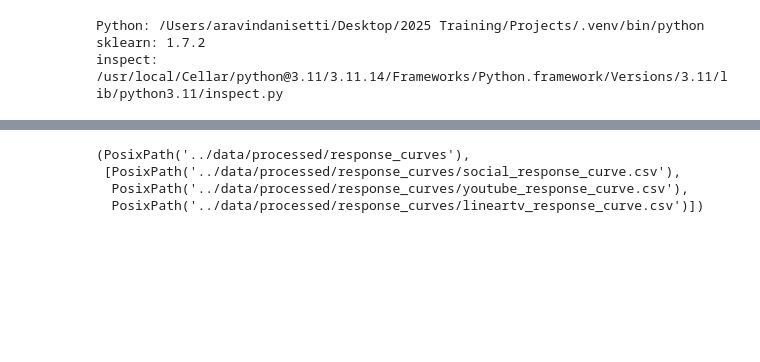
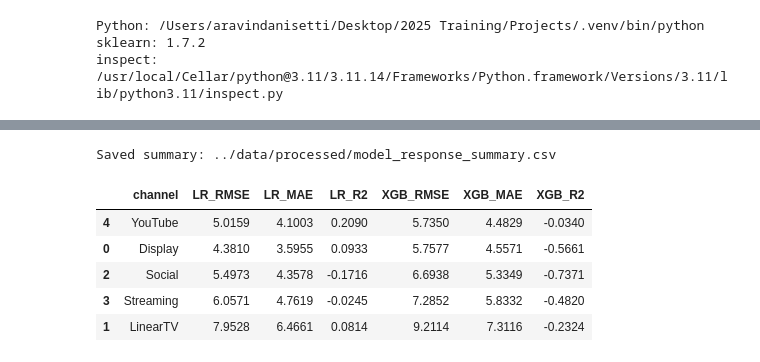
Before and after one commit to aravind-bit/oneplan-ai, a Jupyter notebook: notebooks/03_model_response_curves.ipynb, the cells around one changed output, grey strips where cells are left out. Cells and saved outputs as stored; diff of their text form; code cells hidden in the pictures; blank space fills up the shorter version.

```diff
--- a/notebooks/03_model_response_curves.ipynb
+++ b/notebooks/03_model_response_curves.ipynb
@@ -228,33 +240,23 @@ for ch in channels[:2]:
 # %%
-out_dir = Path("../data/processed/response_curves")
-out_dir.mkdir(parents=True, exist_ok=True)
+summary_rows = []
+for ch, pack in models.items():
+    m_lr = pack["metrics"]["lr"]
+    m_xgb = pack["metrics"]["xgb"]
+    summary_rows.append([ch, m_lr["RMSE"], m_lr["MAE"], m_lr["R2"],
+                             m_xgb["RMSE"], m_xgb["MAE"], m_xgb["R2"]])
 
-for ch in channels:
-    sub = df[df["channel"]==ch]
-    spend_grid = np.linspace(sub["spend"].min(), sub["spend"].max(), 120)
-
-    X_seq = pd.DataFrame({
-        "log_spend": np.log1p(spend_grid),
-        "sqrt_spend": np.sqrt(spend_grid),
-        "month": 6,
-        "is_weekend": 0
-    })
-
-    lr = models[ch]["lr"]
-    bt = models[ch]["bt"]
-    bt_name = models[ch]["bt_name"]
-
-    out = pd.DataFrame({
-        "channel": ch,
-        "spend": spend_grid,
-        "pred_conversions_lr": lr.predict(X_seq),
-        f"pred_conversions_{bt_name.lower()}": bt.predict(X_seq)
-    })
-    out.to_csv(out_dir / f"{ch.lower()}_response_curve.csv", index=False)
-
-out_dir, list(out_dir.glob("*.csv"))[:3]
+summary = pd.DataFrame(summary_rows, columns=[
+    "channel","LR_RMSE","LR_MAE","LR_R2","XGB_RMSE","XGB_MAE","XGB_R2"
+]).sort_values("XGB_RMSE")
+summary_path = Path("../data/processed/model_response_summary.csv")
+summary.to_csv(summary_path, index=False)
+print("Saved summary:", summary_path)
+summary
 # %% [output]
-(PosixPath('../data/processed/response_curves'),
- [PosixPath('../data/processed/response_curves/social_response_curve.csv'),
-  PosixPath('../data/processed/response_curves/youtube_response_curve.csv'),
-  PosixPath('../data/processed/response_curves/lineartv_response_curve.csv')])
+Saved summary: ../data/processed/model_response_summary.csv
+|  | channel | LR_RMSE | LR_MAE | LR_R2 | XGB_RMSE | XGB_MAE | XGB_R2 |
+| 4 | YouTube | 5.0159 | 4.1003 | 0.2090 | 5.7350 | 4.4829 | -0.0340 |
+| 0 | Display | 4.3810 | 3.5955 | 0.0933 | 5.7577 | 4.5571 | -0.5661 |
+| 2 | Social | 5.4973 | 4.3578 | -0.1716 | 6.6938 | 5.3349 | -0.7371 |
+| 3 | Streaming | 6.0571 | 4.7619 | -0.0245 | 7.2852 | 5.8332 | -0.4820 |
+| 1 | LinearTV | 7.9528 | 6.4661 | 0.0814 | 9.2114 | 7.3116 | -0.2324 |
```
Also changed, not shown: parts of 6 cells of this notebook, 22 other files.
